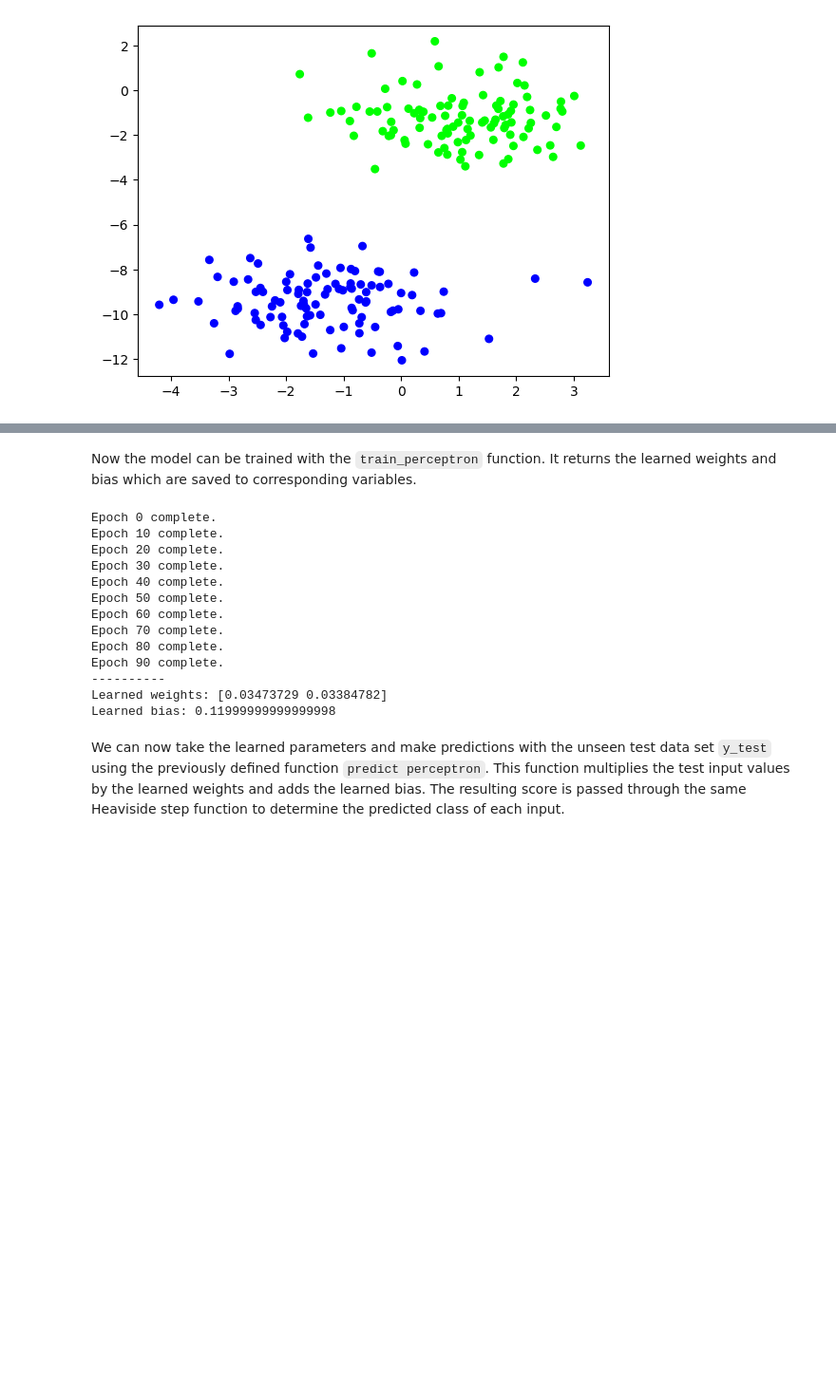
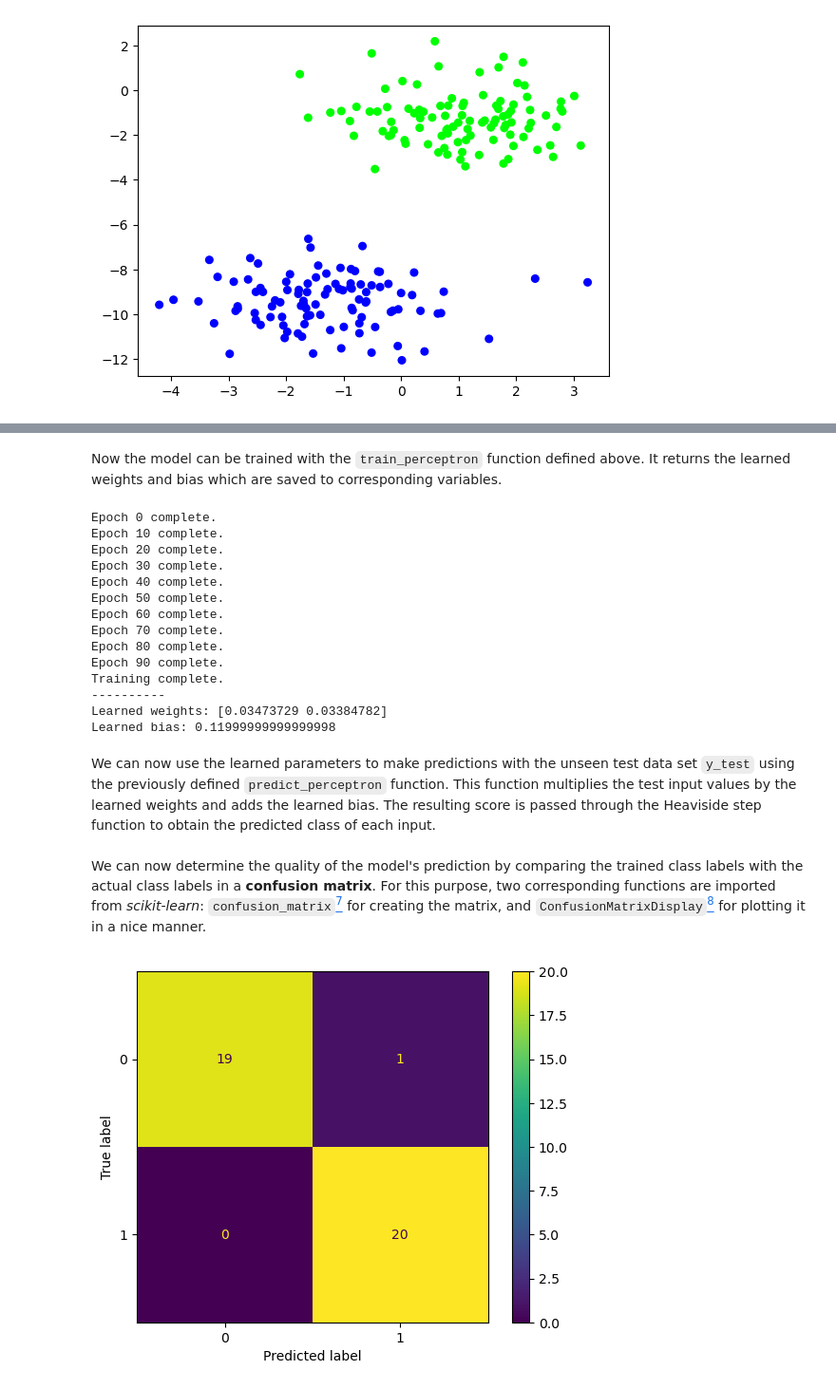
Before and after one commit to thomasjenny/neural_networks_basics, a Jupyter notebook: Neural_Networks.ipynb, the cells around one changed output, grey strips where cells are left out. Shown: that part at 95% size. Saved outputs shown, nothing was run; the diff lists cells and outputs as text; code cells hidden in the pictures; blank space fills up the shorter version.

```diff
--- a/Neural_Networks.ipynb
+++ b/Neural_Networks.ipynb
@@ -125,14 +111,14 @@ The function also take two **hyperparameters** that are used to control the trai
 # %%
 def train_perceptron(X, y, weights, bias, epochs, learning_rate):
-    """Train the perceptron.
+    """Implementation of the perceptron training algorithm.
 
     Args:
-    X             -- Input data
-    y             -- Classes of the input data
-    weights       -- Weight vector
-    bias          -- Initial bias
-    epochs        -- Number of epochs (hyperparameter)
-    learning_rate -- Learning rate (hyperparameter)
+    X             -- Input data (NumPy array)
+    y             -- Classes of the input data (NumPy array)
+    weights       -- Weight vector (NumPy array)
+    bias          -- Initial bias (float or integer)
+    epochs        -- Number of epochs (hyperparameter - float or integer)
+    learning_rate -- Learning rate (hyperparameter - float or integer)
     """
     for epoch in range(epochs):
         # For each training example
@@ -146,8 +132,13 @@ def train_perceptron(X, y, weights, bias, epochs, learning_rate):
             weights = weights + learning_rate * (y[i] - y_pred[i]) * X[i]
             bias = bias + learning_rate * (y[i] - y_pred[i])
 
+        # Print current progress
         if epoch % 10 == 0:
             print(f"Epoch {epoch} complete.")
+        elif epoch == epochs - 1:
+            print("Training complete.")
+        else:
+            pass
 
     return weights, bias
 
@@ -155,9 +146,9 @@ def predict_perceptron(X, weights, bias):
     """Predict the class of input data
 
     Args:
-    X       -- Input data
-    weights -- Weight vector
-    bias    -- Bias
+    X       -- Input data (NumPy array)
+    weights -- Weight vector (NumPy array)
+    bias    -- Bias (float)
     """
     z = np.dot(X, weights) + bias
     prediction = np.heaviside(z, 0)
@@ -179,9 +169,9 @@ epochs = 100
 # Split the dataset into test and training sets
 X_train, X_test, y_train, y_test = train_test_split(X, y, test_size = 0.2, random_state = 42)
 # %% [markdown]
-Now the model can be trained with the `train_perceptron` function. It returns the learned weights and bias which are saved to corresponding variables.
+Now the model can be trained with the `train_perceptron` function defined above. It returns the learned weights and bias which are saved to corresponding variables.
 # %%
-weights_learned, bias_learned = train_perceptron(X_train, y_train, weights, bias, 100, 0.01)
+weights_learned, bias_learned = train_perceptron(X_train, y_train, weights, bias, epochs, learning_rate)
 print(10 * "-")
 print(f"Learned weights: {weights_learned}")
 print(f"Learned bias: {bias_learned}")
@@ -196,11 +186,23 @@ Epoch 60 complete.
 Epoch 70 complete.
 Epoch 80 complete.
 Epoch 90 complete.
+Training complete.
 ----------
 Learned weights: [0.03473729 0.03384782]
 Learned bias: 0.11999999999999998
 # %% [markdown]
-We can now take the learned parameters and make predictions with the unseen test data set `y_test` using the previously defined function `predict perceptron`. This function multiplies the test input values by the learned weights and adds the learned bias. The resulting score is passed through the same Heaviside step function to determine the predicted class of each input.
+We can now use the learned parameters to make predictions with the unseen test data set `y_test` using the previously defined `predict_perceptron` function. This function multiplies the test input values by the learned weights and adds the learned bias. The resulting score is passed through the Heaviside step function to obtain the predicted class of each input.
 # %%
 pred = predict_perceptron(X_test, weights_learned, bias_learned)
+# %% [markdown]
+We can now determine the quality of the model's prediction by comparing the trained class labels with the actual class labels in a **confusion matrix**. For this purpose, two corresponding functions are imported from *scikit-learn*: `confusion_matrix`<a name="footnote_ref-7"></a>[<sup>7</sup>](#footnote-7) for creating the matrix, and `ConfusionMatrixDisplay`<a name="footnote_ref-8"></a>[<sup>8</sup>](#footnote-8) for plotting it in a nice manner.
+# %%
+from sklearn.metrics import confusion_matrix, ConfusionMatrixDisplay
+
+conf = confusion_matrix(pred, y_test)
+disp = ConfusionMatrixDisplay(conf)
+disp.plot()
+plt.show()
+# %% [output]
+[figure, added]
 # %% [markdown]
```
Also changed, not shown: parts of 29 cells of this notebook.
